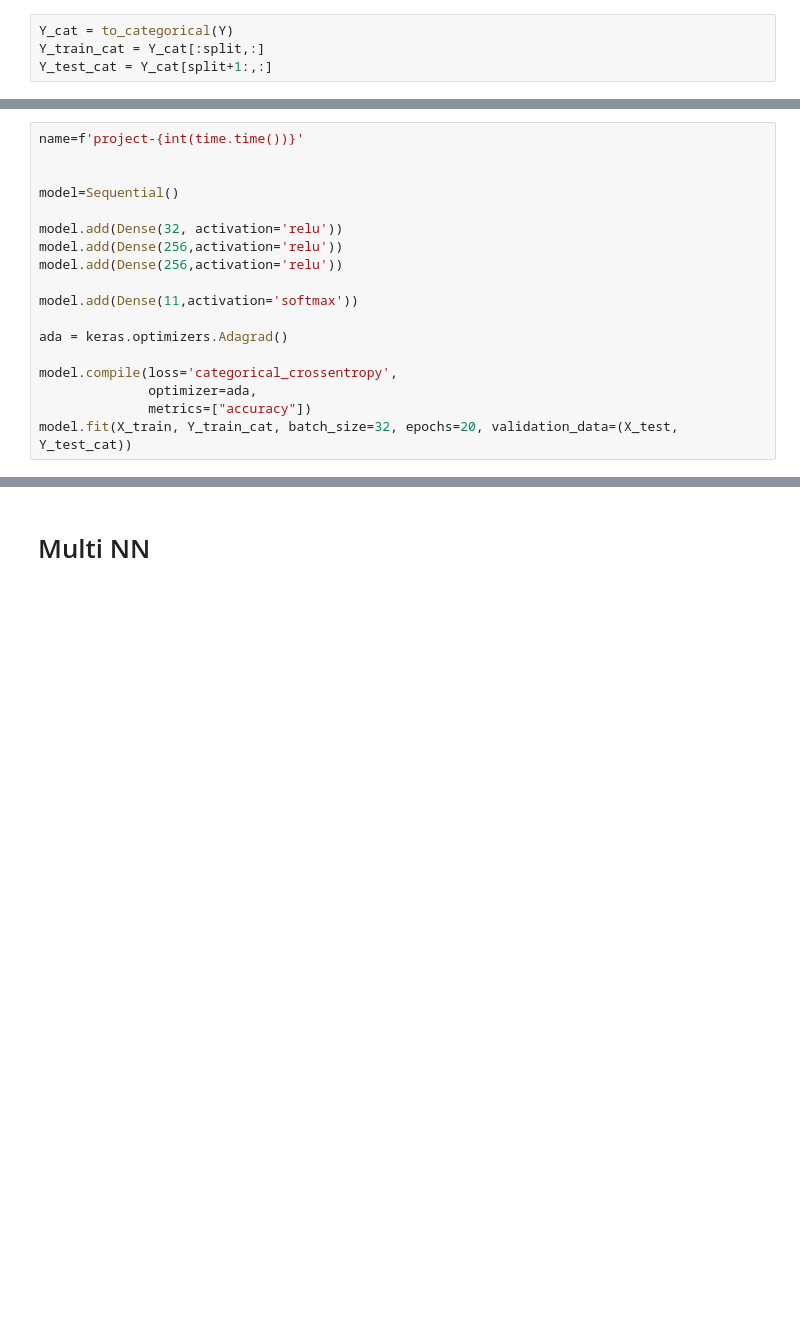
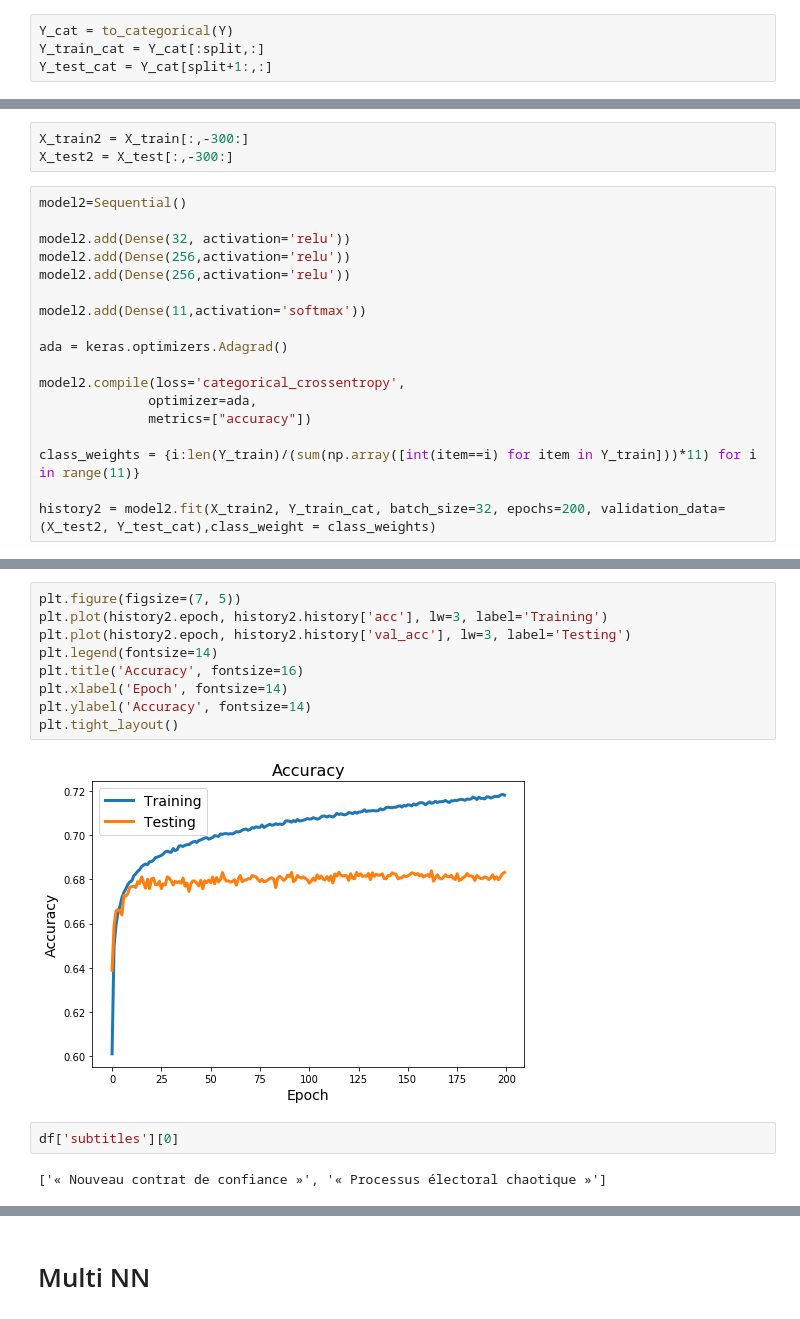
Before and after one commit to paulroussel/EA-NLP, a Jupyter notebook: Using_data.ipynb, the cells around one changed output, grey strips where cells are left out. Drawn from its saved outputs; the diff is of its cells as text; blank space fills up the shorter version.

```diff
--- a/Using_data.ipynb
+++ b/Using_data.ipynb
@@ -136,20 +264,23 @@ Y_cat.shape
+# %%
+X_train2 = X_train[:,-300:]
+X_test2 = X_test[:,-300:]
 # %%
-name=f'project-{int(time.time())}'
+model2=Sequential()
 
+model2.add(Dense(32, activation='relu'))
+model2.add(Dense(256,activation='relu'))
+model2.add(Dense(256,activation='relu'))
 
-model=Sequential()
-
-model.add(Dense(32, activation='relu'))
-model.add(Dense(256,activation='relu'))
-model.add(Dense(256,activation='relu'))
-
-model.add(Dense(11,activation='softmax'))
+model2.add(Dense(11,activation='softmax'))
 
 ada = keras.optimizers.Adagrad()
 
-model.compile(loss='categorical_crossentropy',
+model2.compile(loss='categorical_crossentropy',
               optimizer=ada,
               metrics=["accuracy"])
-model.fit(X_train, Y_train_cat, batch_size=32, epochs=20, validation_data=(X_test, Y_test_cat))
+
+class_weights = {i:len(Y_train)/(sum(np.array([int(item==i) for item in Y_train]))*11) for i in range(11)}
+
+history2 = model2.fit(X_train2, Y_train_cat, batch_size=32, epochs=200, validation_data=(X_test2, Y_test_cat),class_weight = class_weights)
 # %% [output]
 Train on 76396 samples, validate on 19098 samples
@@ -172,0 +303,15 @@ Epoch 20/20
+# %%
+plt.figure(figsize=(7, 5))
+plt.plot(history2.epoch, history2.history['acc'], lw=3, label='Training')
+plt.plot(history2.epoch, history2.history['val_acc'], lw=3, label='Testing')
+plt.legend(fontsize=14)
+plt.title('Accuracy', fontsize=16)
+plt.xlabel('Epoch', fontsize=14)
+plt.ylabel('Accuracy', fontsize=14)
+plt.tight_layout()
+# %% [output]
+[figure, added]
+# %%
+df['subtitles'][0]
+# %% [output]
+['« Nouveau contrat de confiance »', '« Processus électoral chaotique »']
```
Also changed, not shown: parts of 24 cells of this notebook.
